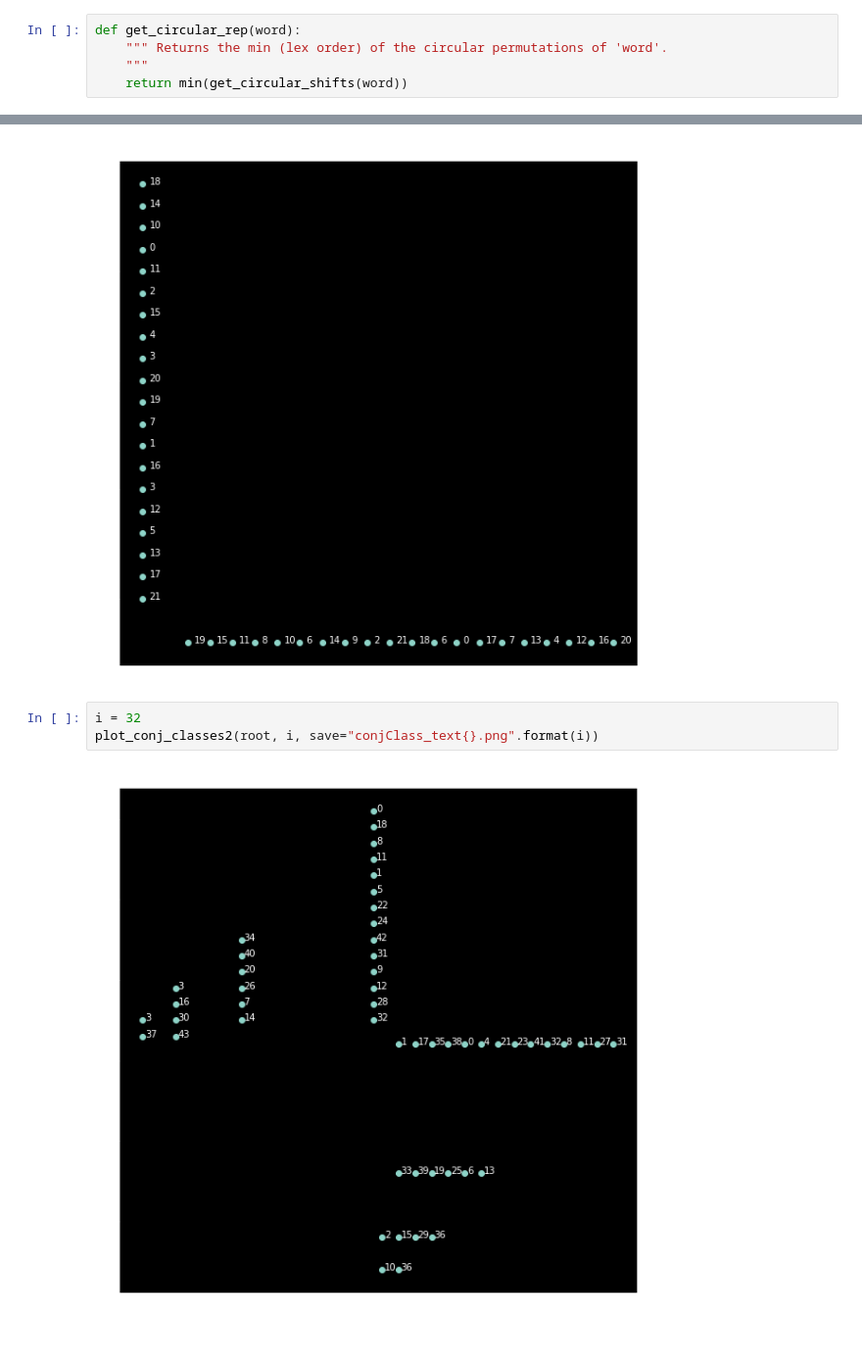
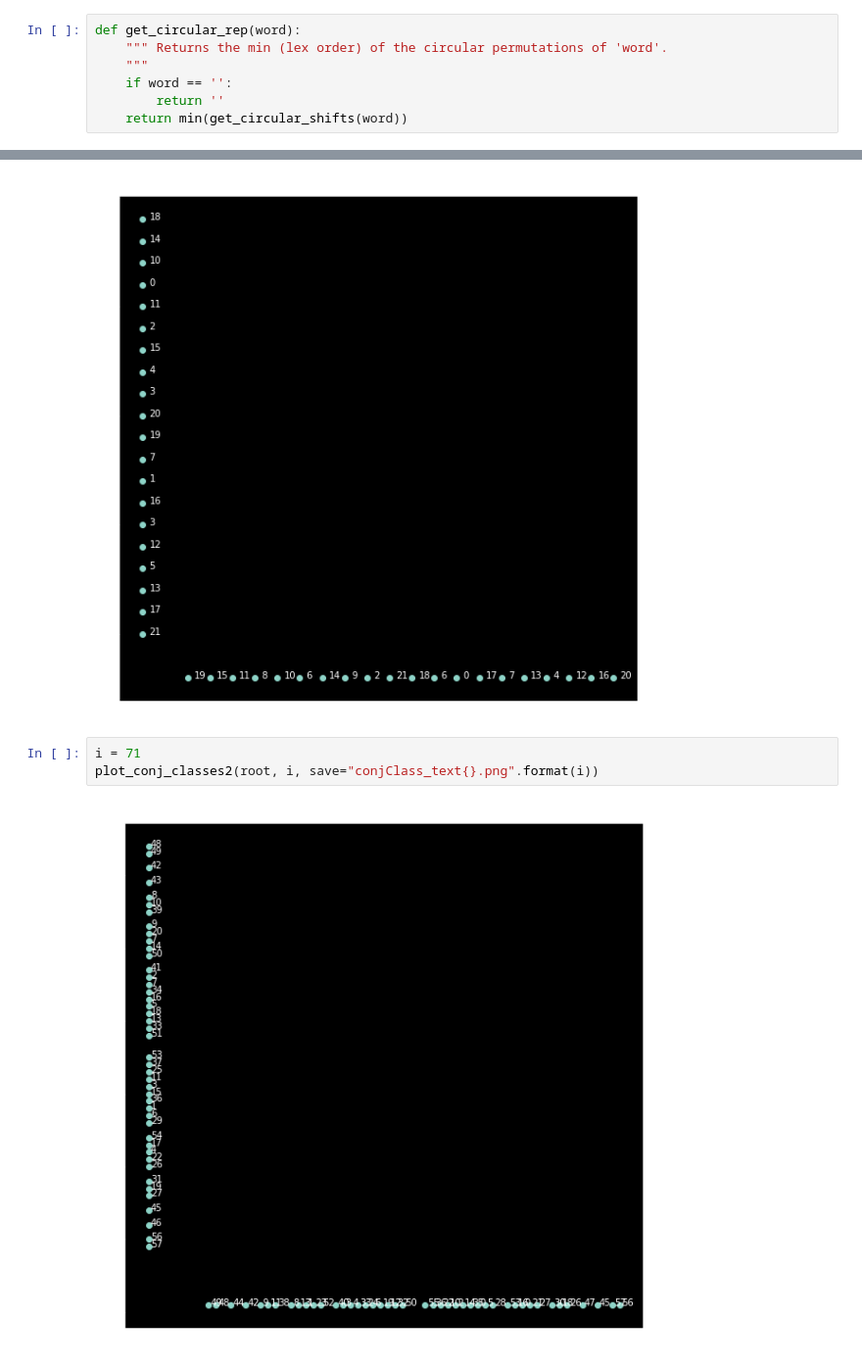
Before and after one commit to tcosmo/groupeModulaire, a Jupyter notebook: Visu.ipynb, the cells around one changed output, grey strips where cells are left out. Shown at 98% size. Drawn from its saved outputs; the diff is of its cells as text.

```diff
--- a/Visu.ipynb
+++ b/Visu.ipynb
@@ -186,4 +187,6 @@ def get_circular_shifts(word):
 def get_circular_rep(word):
     """ Returns the min (lex order) of the circular permutations of 'word'.
     """
+    if word == '':
+        return ''
     return min(get_circular_shifts(word))
@@ -268,7 +265,7 @@ plot_conj_classes2(root, i, print_rep=False, save="conjClass_text{}.png".format(
 # %% [output]
 [figure]
 # %%
-i = 32
+i = 71
 plot_conj_classes2(root, i, save="conjClass_text{}.png".format(i))
 # %% [output]
-[figure, old version]
+[figure, new version]
```
Also changed, not shown: parts of 17 cells of this notebook, 9 other files.
